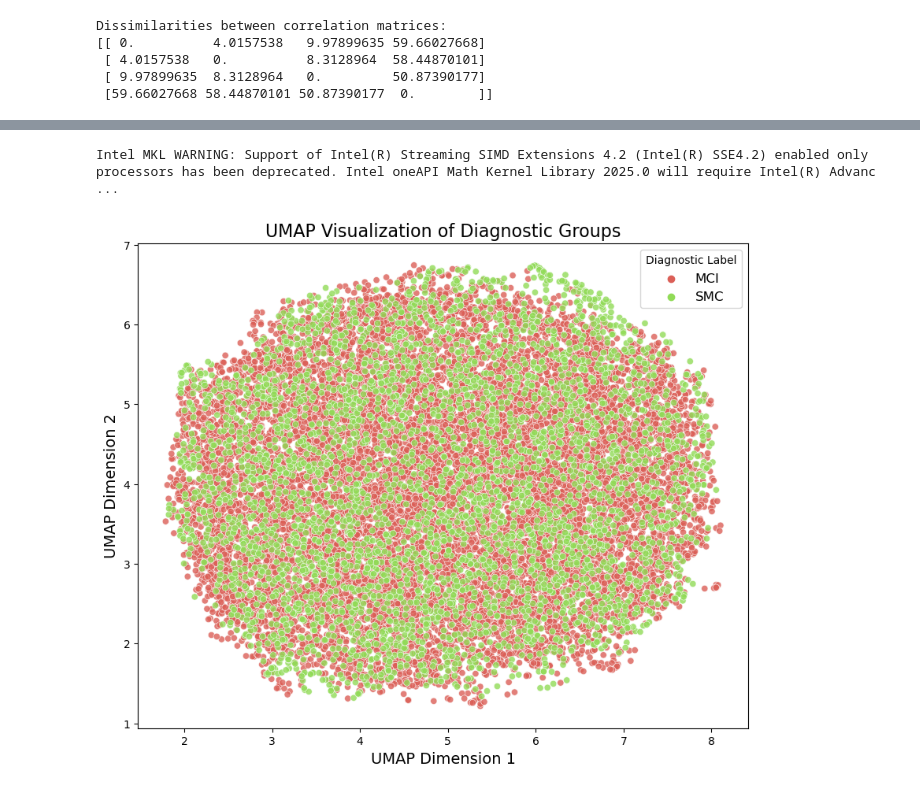
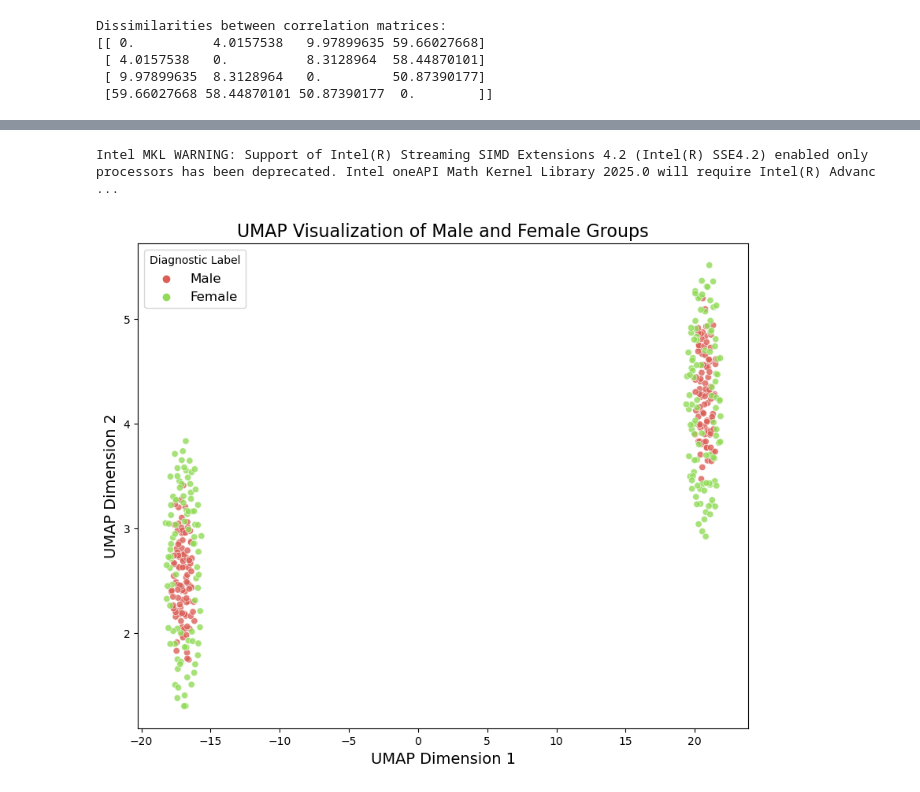
Before and after one commit to mathilde-cros/Bachelor_Thesis_Alzheimers_HGNN, a Jupyter notebook: Corr_and_df.ipynb, the cells around one changed output, grey strips where cells are left out. Drawn from its saved outputs; the diff is of its cells as text; code cells hidden in the pictures.

Commit message:
Further analysis of the data using umap

```diff
--- a/Corr_and_df.ipynb
+++ b/Corr_and_df.ipynb
@@ -187,6 +193,8 @@ corr_matrix_methods_list = [corr_matrix_pearson, corr_matrix_spearman , corr_mat
 corr_matrix_methods_names = ['pearson', 'spearman', 'kendall', 'partial']
 full_df = create_df(df_time_series, corr_matrix_methods_list, corr_matrix_methods_names, patient_info)
 # %%
+full_df = pd.read_csv('ADNI_full/full_df.csv')
+
 # Visualizing a few features of the dataframe
 print(f'Headers of the dataframe: \n', ', '.join(full_df.columns), '\n')
 print(f'First 5 rows of the dataframe: \n', full_df.head(), '\n')
@@ -205,7 +213,7 @@ plt.ylabel("Frequency")
 plt.grid(axis='y', linestyle='--', alpha=0.7)
 plt.show()
 ## Distribution of the age of the patients
-rounded_age_distribution = full_df['Age'].round().value_counts()
+rounded_age_distribution = full_df['Age'].round().value_counts().sort_index()
 print(f'Distribution of the age of the patients (rounded): \n', rounded_age_distribution, '\n')
 plt.figure(figsize=(10, 6))
 rounded_age_distribution.plot(kind='bar')
@@ -406,39 +369,45 @@ Intel MKL WARNING: Support of Intel(R) Streaming SIMD Extensions 4.2 (Intel(R) S
 # %%
-# Comparing only the MCI and SMC patients (wrt time series)
+# Exploring Umap to visualize the similarity between the Male and Female patients
+## Code taken/inspired from: https://umap-learn.readthedocs.io/en/latest/basic_usage.html
+import umap
+from sklearn.preprocessing import StandardScaler
 
-mci_data = full_df[full_df['Diagnostic_label'] == 'MCI']['Time_series']
-smc_data = full_df[full_df['Diagnostic_label'] == 'SMC']['Time_series']
+# Comparing all the diagnostic labels (not wrt time series)
+
+male_data = full_df['Sex'] == 'M'
+female_data = full_df['Sex'] == 'F'
 
 # Convert to numpy array and stack
-mci_data_stacked = np.vstack(mci_data)
-smc_data_stacked = np.vstack(smc_data)
+male_data_stacked = np.vstack(male_data)
+female_data_stacked = np.vstack(female_data)
 
 # Concatenate data for all diagnostic labels
-all_data = np.vstack((mci_data_stacked, smc_data_stacked))
+all_data = np.vstack((male_data_stacked, female_data_stacked))
 
 # # Standardize the data
 # scaler = StandardScaler()
 # scaled_data = scaler.fit_transform(all_data)
 
 # Perform UMAP dimensionality reduction
 reducer = umap.UMAP()
 embedding = reducer.fit_transform(all_data)
 
 # Plot the UMAP embedding
 plt.figure(figsize=(10, 8))
 sns.scatterplot(
     x=embedding[:, 0],
     y=embedding[:, 1],
-    hue=["MCI"] * len(mci_data_stacked) + ["SMC"] * len(smc_data_stacked),
+    hue=["Male"] * len(male_data_stacked) + ["Female"] * len(female_data_stacked),
     palette=sns.color_palette("hls", 4),
     legend="full",
     alpha=0.8
 )
-plt.title('UMAP Visualization of Diagnostic Groups', fontsize=16)
+
+plt.title('UMAP Visualization of Male and Female Groups', fontsize=16)
 plt.xlabel('UMAP Dimension 1', fontsize=14)
 plt.ylabel('UMAP Dimension 2', fontsize=14)
 plt.legend(title='Diagnostic Label', fontsize=12)
 plt.show()
 # %% [output]
 Intel MKL WARNING: Support of Intel(R) Streaming SIMD Extensions 4.2 (Intel(R) SSE4.2) enabled only processors has been deprecated. Intel oneAPI Math Kernel Library 2025.0 will require Intel(R) Advanc ...
-[figure, old version]
+[figure, new version]
```
Also changed, not shown: parts of 8 cells of this notebook, 51 other files.
